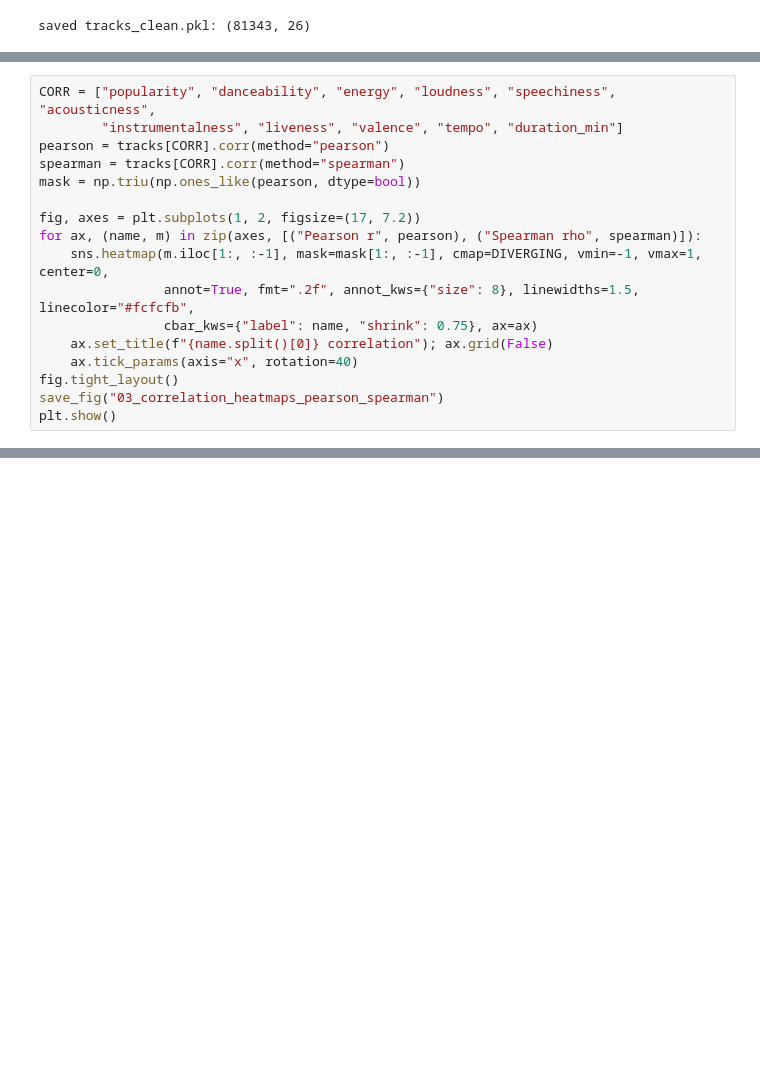
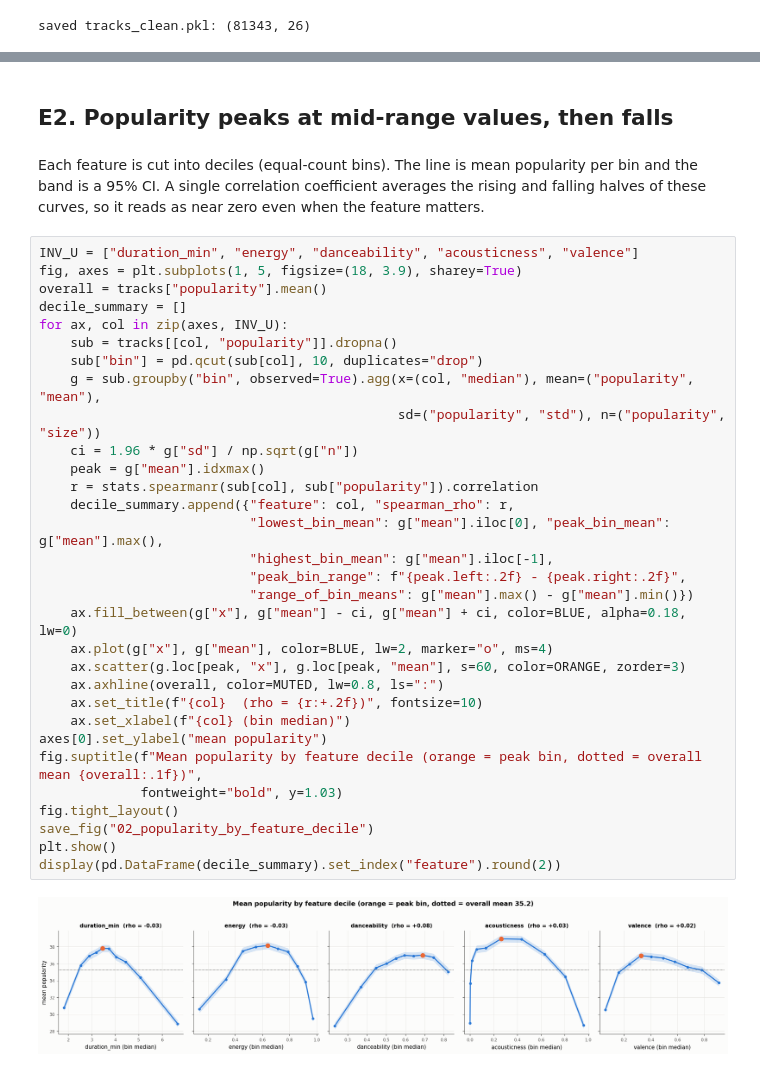
Before and after one commit to caixiaoqijessica/bt4211-final-project-spotify-dataset, a Jupyter notebook: bt4211-project.ipynb, the cells around one changed output, grey strips where cells are left out. Saved outputs shown, nothing was run; the diff lists cells and outputs as text; blank space fills up the shorter version.

```diff
--- a/bt4211-project.ipynb
+++ b/bt4211-project.ipynb
@@ -654,17 +533,0 @@ Binary and categorical variables (`explicit`, `mode`, `key`, `time_signature`) a
-# %%
-CORR = ["popularity", "danceability", "energy", "loudness", "speechiness", "acousticness",
-        "instrumentalness", "liveness", "valence", "tempo", "duration_min"]
-pearson = tracks[CORR].corr(method="pearson")
-spearman = tracks[CORR].corr(method="spearman")
-mask = np.triu(np.ones_like(pearson, dtype=bool))
-
-fig, axes = plt.subplots(1, 2, figsize=(17, 7.2))
-for ax, (name, m) in zip(axes, [("Pearson r", pearson), ("Spearman rho", spearman)]):
-    sns.heatmap(m.iloc[1:, :-1], mask=mask[1:, :-1], cmap=DIVERGING, vmin=-1, vmax=1, center=0,
-                annot=True, fmt=".2f", annot_kws={"size": 8}, linewidths=1.5, linecolor="#fcfcfb",
-                cbar_kws={"label": name, "shrink": 0.75}, ax=ax)
-    ax.set_title(f"{name.split()[0]} correlation"); ax.grid(False)
-    ax.tick_params(axis="x", rotation=40)
-fig.tight_layout()
-save_fig("03_correlation_heatmaps_pearson_spearman")
-plt.show()
@@ -1261,0 +624,37 @@ display(long_.nlargest(5, "duration_min")[["track_name", "artists", "duration_mi
+# %% [markdown]
+## E2. Popularity peaks at mid-range values, then falls
+# %% [markdown]
+Each feature is cut into deciles (equal-count bins). The line is mean popularity per bin and the band is a 95% CI. A single correlation coefficient averages the rising and falling halves of these curves, so it reads as near zero even when the feature matters.
+# %%
+INV_U = ["duration_min", "energy", "danceability", "acousticness", "valence"]
+fig, axes = plt.subplots(1, 5, figsize=(18, 3.9), sharey=True)
+overall = tracks["popularity"].mean()
+decile_summary = []
+for ax, col in zip(axes, INV_U):
+    sub = tracks[[col, "popularity"]].dropna()
+    sub["bin"] = pd.qcut(sub[col], 10, duplicates="drop")
+    g = sub.groupby("bin", observed=True).agg(x=(col, "median"), mean=("popularity", "mean"),
+                                              sd=("popularity", "std"), n=("popularity", "size"))
+    ci = 1.96 * g["sd"] / np.sqrt(g["n"])
+    peak = g["mean"].idxmax()
+    r = stats.spearmanr(sub[col], sub["popularity"]).correlation
+    decile_summary.append({"feature": col, "spearman_rho": r,
+                           "lowest_bin_mean": g["mean"].iloc[0], "peak_bin_mean": g["mean"].max(),
+                           "highest_bin_mean": g["mean"].iloc[-1],
+                           "peak_bin_range": f"{peak.left:.2f} - {peak.right:.2f}",
+                           "range_of_bin_means": g["mean"].max() - g["mean"].min()})
+    ax.fill_between(g["x"], g["mean"] - ci, g["mean"] + ci, color=BLUE, alpha=0.18, lw=0)
+    ax.plot(g["x"], g["mean"], color=BLUE, lw=2, marker="o", ms=4)
+    ax.scatter(g.loc[peak, "x"], g.loc[peak, "mean"], s=60, color=ORANGE, zorder=3)
+    ax.axhline(overall, color=MUTED, lw=0.8, ls=":")
+    ax.set_title(f"{col}  (rho = {r:+.2f})", fontsize=10)
+    ax.set_xlabel(f"{col} (bin median)")
+axes[0].set_ylabel("mean popularity")
+fig.suptitle(f"Mean popularity by feature decile (orange = peak bin, dotted = overall mean {overall:.1f})",
+             fontweight="bold", y=1.03)
+fig.tight_layout()
+save_fig("02_popularity_by_feature_decile")
+plt.show()
+display(pd.DataFrame(decile_summary).set_index("feature").round(2))
+# %% [output]
+[figure, added]
```
Also changed, not shown: parts of 64 cells of this notebook, 20 other files.
